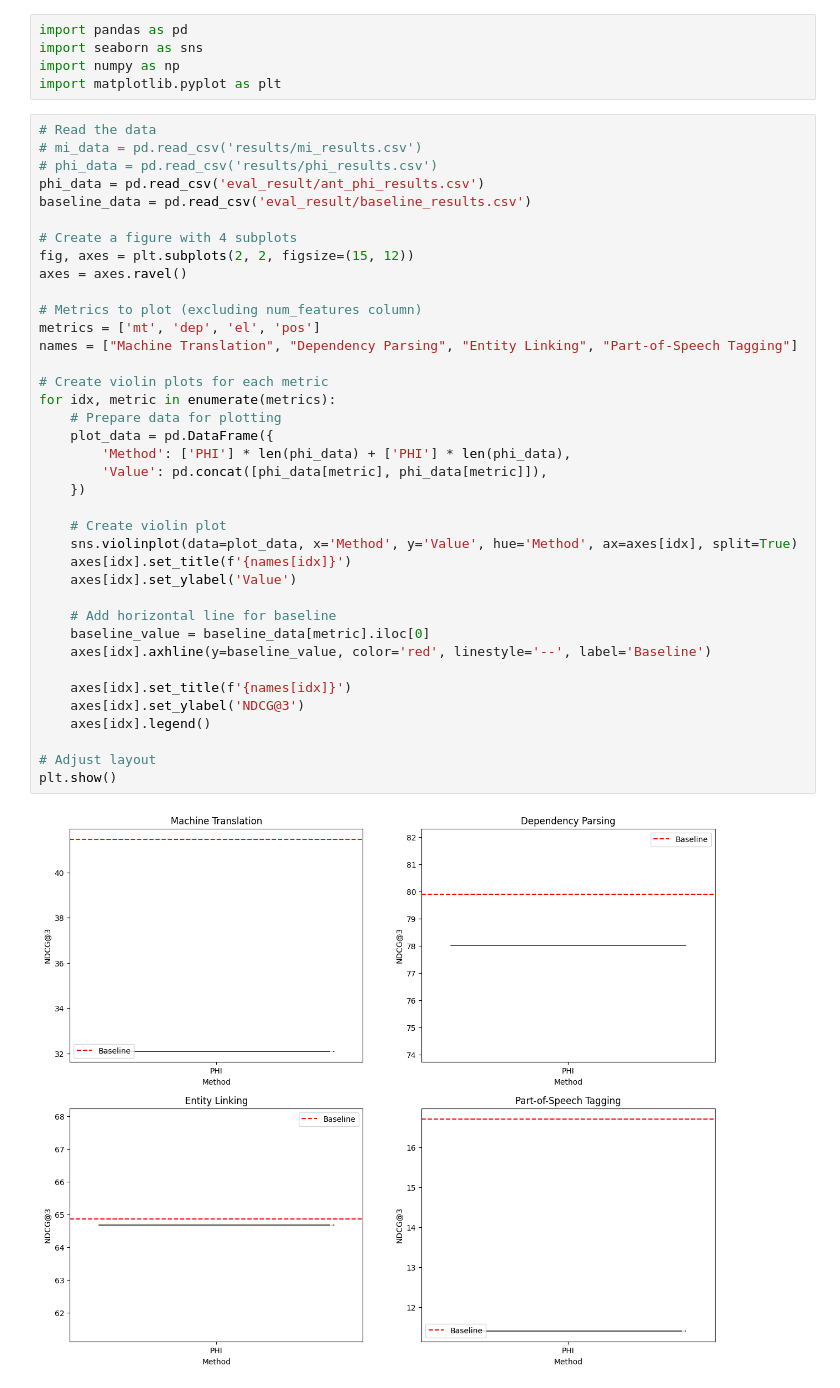
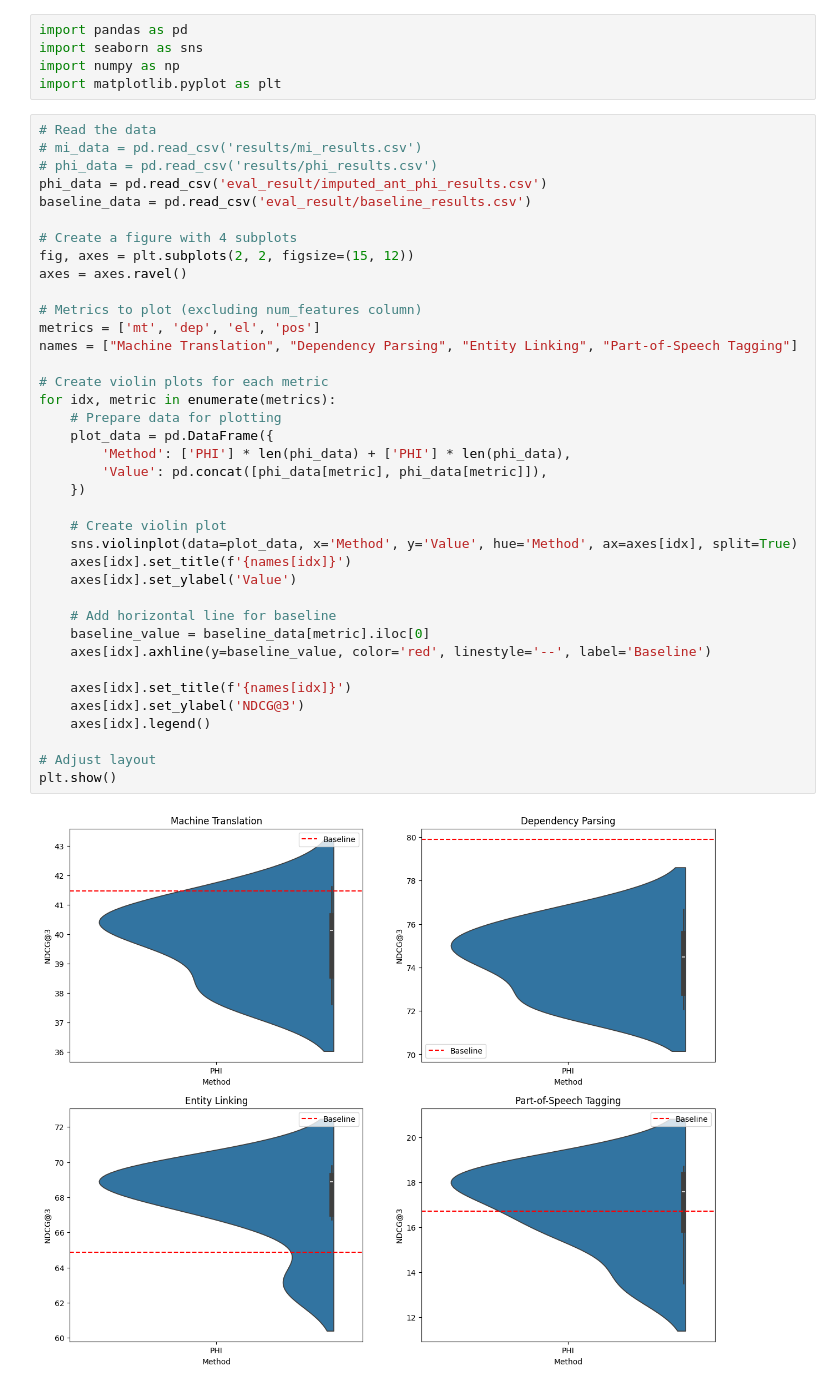
Before and after one commit to Swithord/URIELPlusOptimization, a Jupyter notebook: graphs.ipynb, the cells around one changed output. Drawn from its saved outputs; the diff is of its cells as text.

```diff
--- a/graphs.ipynb
+++ b/graphs.ipynb
@@ -7,7 +7,7 @@ import matplotlib.pyplot as plt
 # Read the data
 # mi_data = pd.read_csv('results/mi_results.csv')
 # phi_data = pd.read_csv('results/phi_results.csv')
-phi_data = pd.read_csv('eval_result/ant_phi_results.csv')
+phi_data = pd.read_csv('eval_result/imputed_ant_phi_results.csv')
 baseline_data = pd.read_csv('eval_result/baseline_results.csv')
 
 # Create a figure with 4 subplots
@@ -15,34 +15,34 @@ fig, axes = plt.subplots(2, 2, figsize=(15, 12))
 axes = axes.ravel()
 
 # Metrics to plot (excluding num_features column)
 metrics = ['mt', 'dep', 'el', 'pos']
 names = ["Machine Translation", "Dependency Parsing", "Entity Linking", "Part-of-Speech Tagging"]
 
 # Create violin plots for each metric
 for idx, metric in enumerate(metrics):
     # Prepare data for plotting
     plot_data = pd.DataFrame({
         'Method': ['PHI'] * len(phi_data) + ['PHI'] * len(phi_data),
         'Value': pd.concat([phi_data[metric], phi_data[metric]]),
     })
 
     # Create violin plot
     sns.violinplot(data=plot_data, x='Method', y='Value', hue='Method', ax=axes[idx], split=True)
     axes[idx].set_title(f'{names[idx]}')
     axes[idx].set_ylabel('Value')
 
     # Add horizontal line for baseline
     baseline_value = baseline_data[metric].iloc[0]
     axes[idx].axhline(y=baseline_value, color='red', linestyle='--', label='Baseline')
 
     axes[idx].set_title(f'{names[idx]}')
     axes[idx].set_ylabel('NDCG@3')
     axes[idx].legend()
 
 # Adjust layout
 plt.show()
 # %% [output]
-[figure, old version]
+[figure, new version]
 # %%
 # Plot average improvement over baseline for each task separately
 
```
Also changed, not shown: parts of 3 cells of this notebook, 5 other files.
